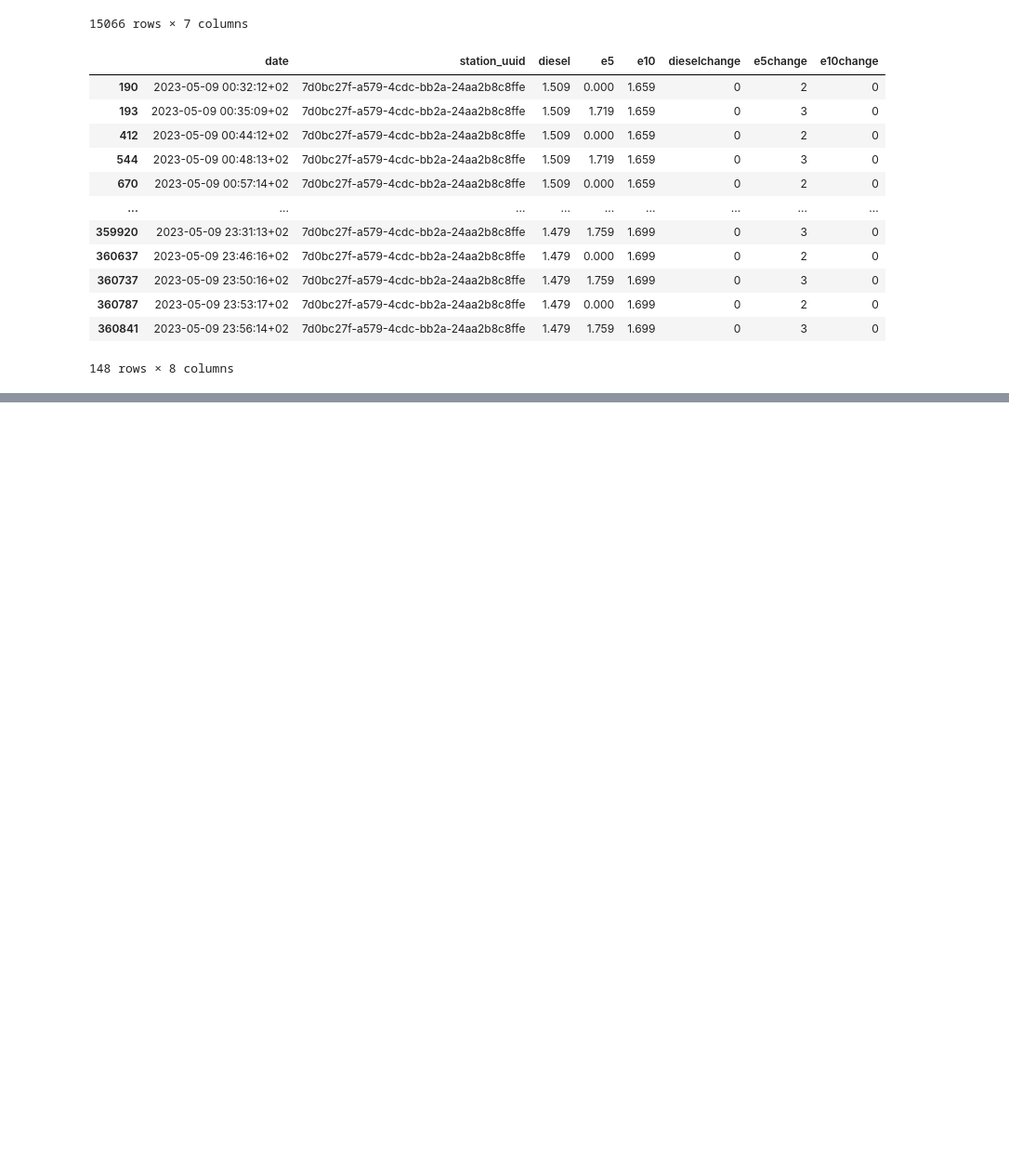
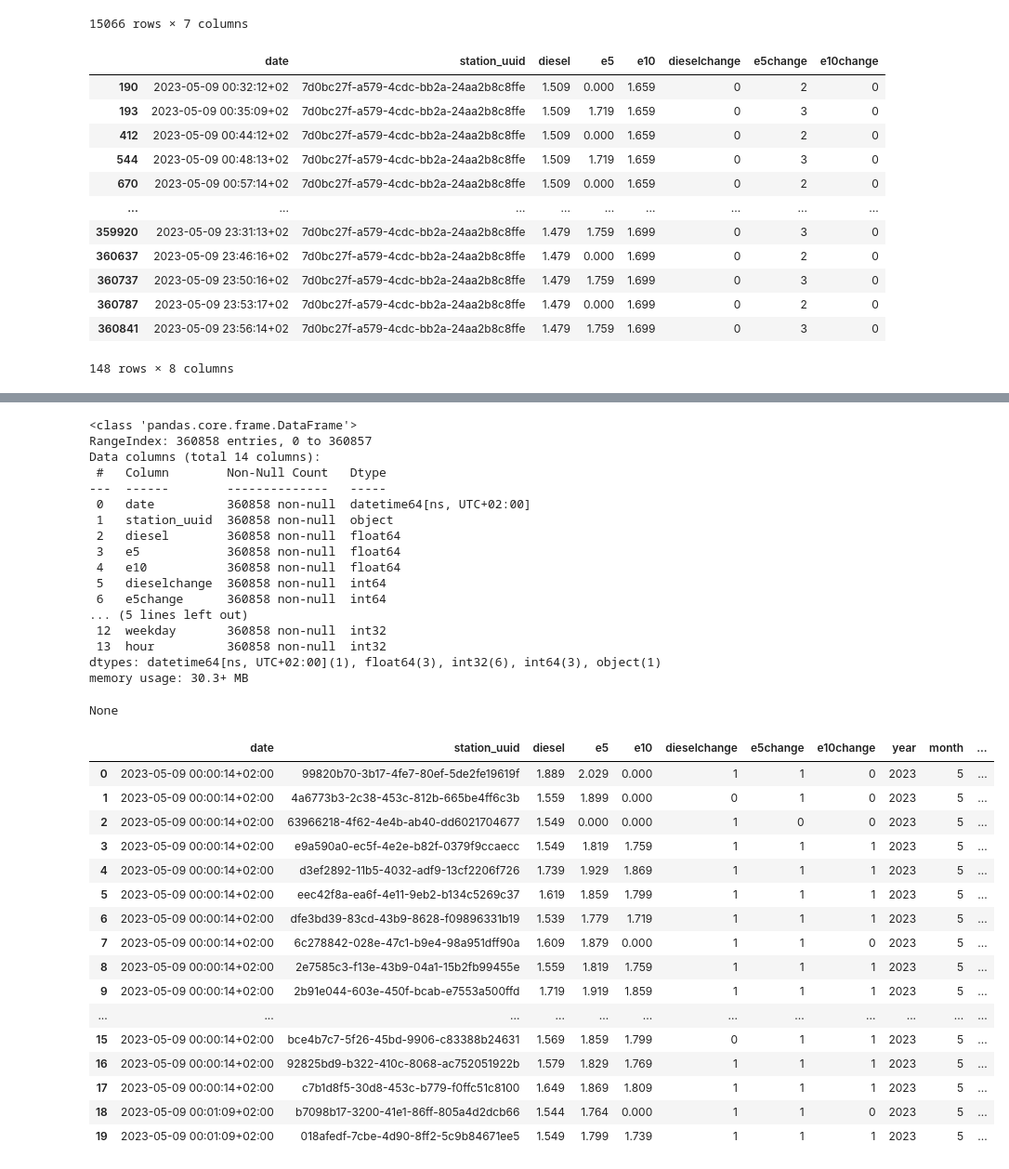
Before and after one commit to petrol-price-predictor/jurassic-juice-juggler, a Jupyter notebook: cleaning.ipynb, the cells around one changed output, grey strips where cells are left out. Shown at 93% size. Cells and saved outputs as stored; diff of their text form; code cells hidden in the pictures; blank space fills up the shorter version.

Commit message:
data table creation for equidistant ts

```diff
--- a/cleaning.ipynb
+++ b/cleaning.ipynb
@@ -175,0 +185,3 @@ stations_data.query('uuid == "7d0bc27f-a579-4cdc-bb2a-24aa2b8c8ffe"')
+# %%
+prices_data09 = pd.read_csv('data/prices/2023/05/2023-05-09-prices.csv')
+prices_data09.nunique()
@@ -175,0 +235,51 @@ stations_data.query('uuid == "7d0bc27f-a579-4cdc-bb2a-24aa2b8c8ffe"')
+# %%
+import datetime as dt
+
+prices_data09 = prices_data09.assign(
+    date = lambda x: pd.to_datetime(x['date']),
+    year = lambda x: x['date'].dt.year,
+    month = lambda x: x['date'].dt.month,
+    day = lambda x: x['date'].dt.day,
+    dayofyear = lambda x: x['date'].dt.dayofyear,
+    weekday = lambda x: x['date'].dt.dayofweek,
+    hour = lambda x: x['date'].dt.hour,
+)
+
+display(prices_data09.info())
+display(prices_data09.head(20))
+# %% [output]
+<class 'pandas.core.frame.DataFrame'>
+RangeIndex: 360858 entries, 0 to 360857
+Data columns (total 14 columns):
+ #   Column        Non-Null Count   Dtype
+---  ------        --------------   -----
+ 0   date          360858 non-null  datetime64[ns, UTC+02:00]
+ 1   station_uuid  360858 non-null  object
+ 2   diesel        360858 non-null  float64
+ 3   e5            360858 non-null  float64
+ 4   e10           360858 non-null  float64
+ 5   dieselchange  360858 non-null  int64
+ 6   e5change      360858 non-null  int64
+... (5 lines left out)
+ 12  weekday       360858 non-null  int32
+ 13  hour          360858 non-null  int32
+dtypes: datetime64[ns, UTC+02:00](1), float64(3), int32(6), int64(3), object(1)
+memory usage: 30.3+ MB
+None
+|  | date | station_uuid | diesel | e5 | e10 | dieselchange | e5change | e10change | year | month | ... |
+| 0 | 2023-05-09 00:00:14+02:00 | 99820b70-3b17-4fe7-80ef-5de2fe19619f | 1.889 | 2.029 | 0.000 | 1 | 1 | 0 | 2023 | 5 | ... |
+| 1 | 2023-05-09 00:00:14+02:00 | 4a6773b3-2c38-453c-812b-665be4ff6c3b | 1.559 | 1.899 | 0.000 | 0 | 1 | 0 | 2023 | 5 | ... |
+| 2 | 2023-05-09 00:00:14+02:00 | 63966218-4f62-4e4b-ab40-dd6021704677 | 1.549 | 0.000 | 0.000 | 1 | 0 | 0 | 2023 | 5 | ... |
+| 3 | 2023-05-09 00:00:14+02:00 | e9a590a0-ec5f-4e2e-b82f-0379f9ccaecc | 1.549 | 1.819 | 1.759 | 1 | 1 | 1 | 2023 | 5 | ... |
+| 4 | 2023-05-09 00:00:14+02:00 | d3ef2892-11b5-4032-adf9-13cf2206f726 | 1.739 | 1.929 | 1.869 | 1 | 1 | 1 | 2023 | 5 | ... |
+| 5 | 2023-05-09 00:00:14+02:00 | eec42f8a-ea6f-4e11-9eb2-b134c5269c37 | 1.619 | 1.859 | 1.799 | 1 | 1 | 1 | 2023 | 5 | ... |
+| 6 | 2023-05-09 00:00:14+02:00 | dfe3bd39-83cd-43b9-8628-f09896331b19 | 1.539 | 1.779 | 1.719 | 1 | 1 | 1 | 2023 | 5 | ... |
+| 7 | 2023-05-09 00:00:14+02:00 | 6c278842-028e-47c1-b9e4-98a951dff90a | 1.609 | 1.879 | 0.000 | 1 | 1 | 0 | 2023 | 5 | ... |
+| 8 | 2023-05-09 00:00:14+02:00 | 2e7585c3-f13e-43b9-04a1-15b2fb99455e | 1.559 | 1.819 | 1.759 | 1 | 1 | 1 | 2023 | 5 | ... |
+| 9 | 2023-05-09 00:00:14+02:00 | 2b91e044-603e-450f-bcab-e7553a500ffd | 1.719 | 1.919 | 1.859 | 1 | 1 | 1 | 2023 | 5 | ... |
+| ... | ... | ... | ... | ... | ... | ... | ... | ... | ... | ... | ... |
+| 15 | 2023-05-09 00:00:14+02:00 | bce4b7c7-5f26-45bd-9906-c83388b24631 | 1.569 | 1.859 | 1.799 | 0 | 1 | 1 | 2023 | 5 | ... |
+| 16 | 2023-05-09 00:00:14+02:00 | 92825bd9-b322-410c-8068-ac752051922b | 1.579 | 1.829 | 1.769 | 1 | 1 | 1 | 2023 | 5 | ... |
+| 17 | 2023-05-09 00:00:14+02:00 | c7b1d8f5-30d8-453c-b779-f0ffc51c8100 | 1.649 | 1.869 | 1.809 | 1 | 1 | 1 | 2023 | 5 | ... |
+| 18 | 2023-05-09 00:01:09+02:00 | b7098b17-3200-41e1-86ff-805a4d2dcb66 | 1.544 | 1.764 | 0.000 | 1 | 1 | 0 | 2023 | 5 | ... |
+| 19 | 2023-05-09 00:01:09+02:00 | 018afedf-7cbe-4d90-8ff2-5c9b84671ee5 | 1.549 | 1.799 | 1.739 | 1 | 1 | 1 | 2023 | 5 | ... |
```
Also changed, not shown: parts of 8 cells of this notebook.
